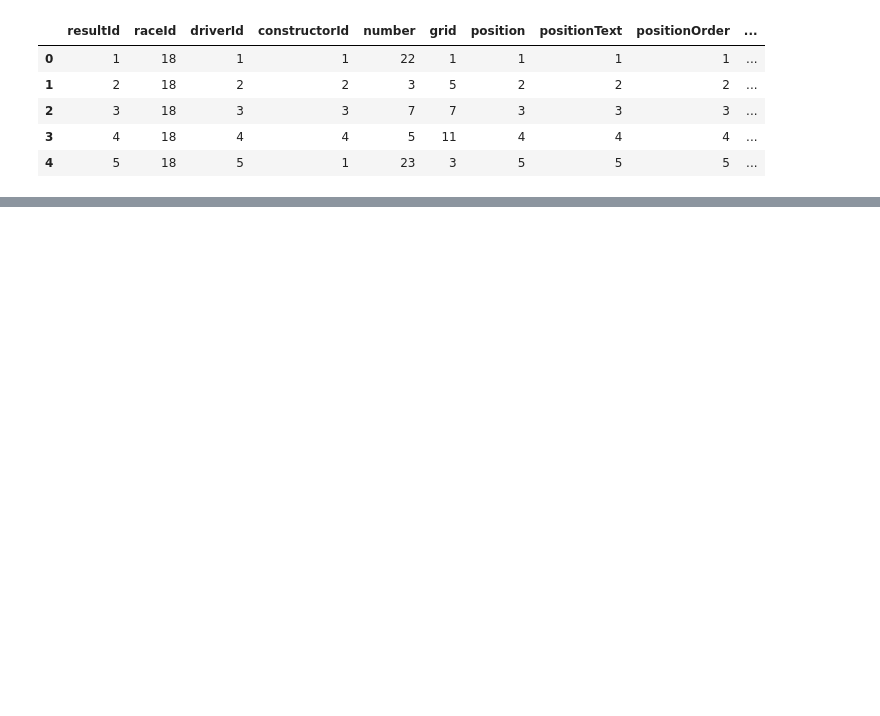
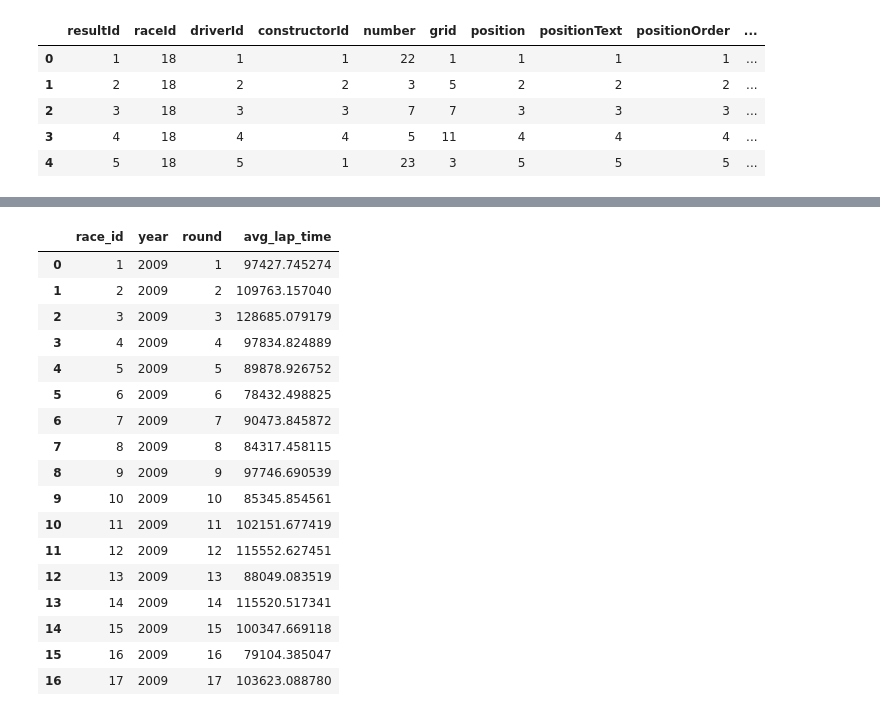
Before and after one commit to halabi93/Formula1-Dashboard, a Jupyter notebook: dftransform.ipynb, the cells around one changed output, grey strips where cells are left out. Cells and saved outputs as stored; diff of their text form; code cells hidden in the pictures; blank space fills up the shorter version.

```diff
--- a/dftransform.ipynb
+++ b/dftransform.ipynb
@@ -291,0 +340,32 @@ LINE 1: INSERT INTO drivers (status_id, status) VALUES (1, 'Finished...
+# %%
+#Run SQL query to find the average lap time
+avg_lap_time_df = pd.read_sql(
+    "SELECT l.race_id, r.year, r.round, AVG(l.time_milli) AS avg_lap_time \
+        FROM lap_times AS l \
+            JOIN races AS r \
+                ON r.race_id=l.race_id \
+                    WHERE r.year=2009 \
+                        GROUP BY (l.race_id, r.year, r.round) \
+                            ORDER BY (l.race_id)",
+    engine
+)
+avg_lap_time_df
+# %% [output]
+|  | race_id | year | round | avg_lap_time |
+| 0 | 1 | 2009 | 1 | 97427.745274 |
+| 1 | 2 | 2009 | 2 | 109763.157040 |
+| 2 | 3 | 2009 | 3 | 128685.079179 |
+| 3 | 4 | 2009 | 4 | 97834.824889 |
+| 4 | 5 | 2009 | 5 | 89878.926752 |
+| 5 | 6 | 2009 | 6 | 78432.498825 |
+| 6 | 7 | 2009 | 7 | 90473.845872 |
+| 7 | 8 | 2009 | 8 | 84317.458115 |
+| 8 | 9 | 2009 | 9 | 97746.690539 |
+| 9 | 10 | 2009 | 10 | 85345.854561 |
+| 10 | 11 | 2009 | 11 | 102151.677419 |
+| 11 | 12 | 2009 | 12 | 115552.627451 |
+| 12 | 13 | 2009 | 13 | 88049.083519 |
+| 13 | 14 | 2009 | 14 | 115520.517341 |
+| 14 | 15 | 2009 | 15 | 100347.669118 |
+| 15 | 16 | 2009 | 16 | 79104.385047 |
+| 16 | 17 | 2009 | 17 | 103623.088780 |
```
Also changed, not shown: parts of 48 cells of this notebook, 6 other files.
